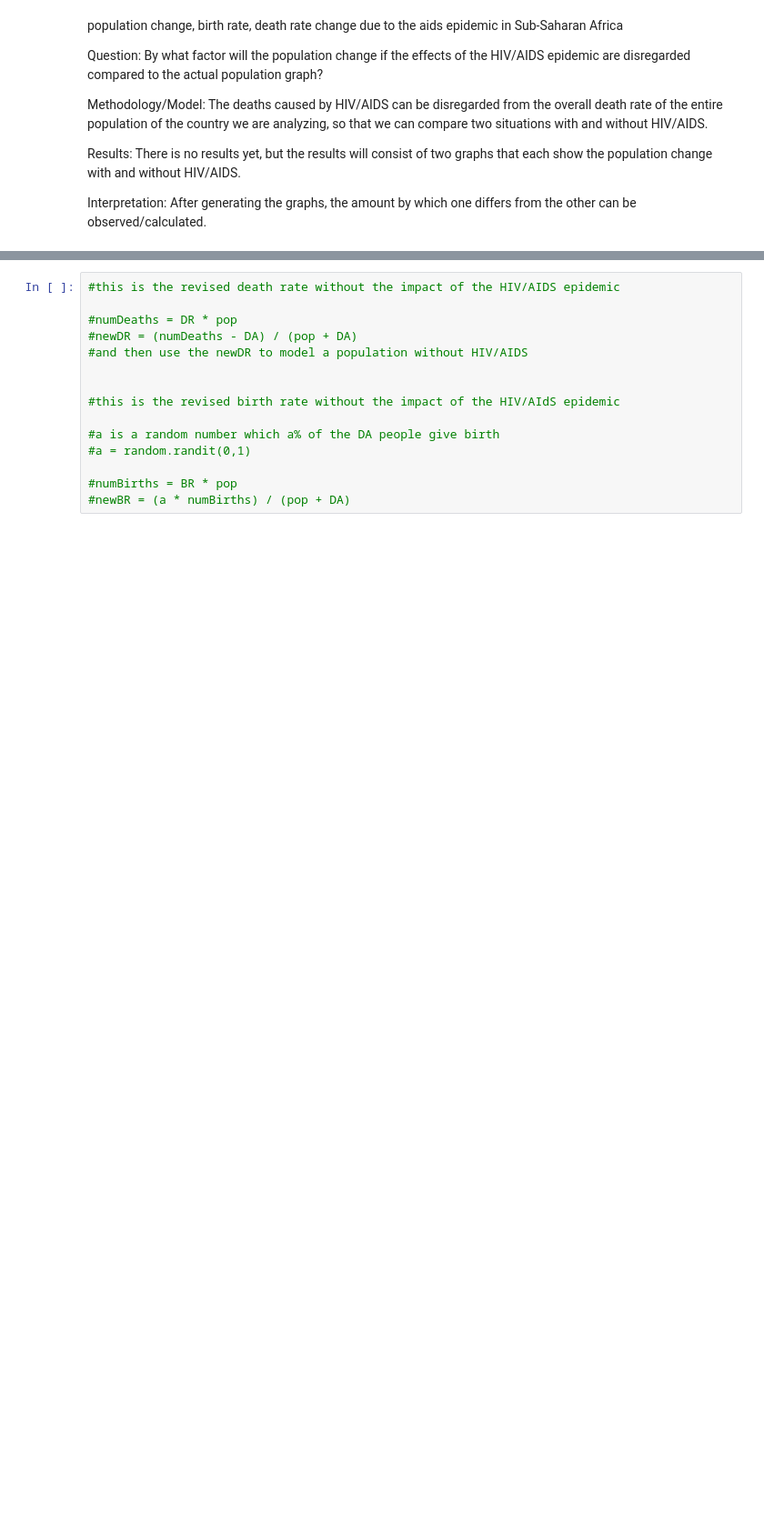
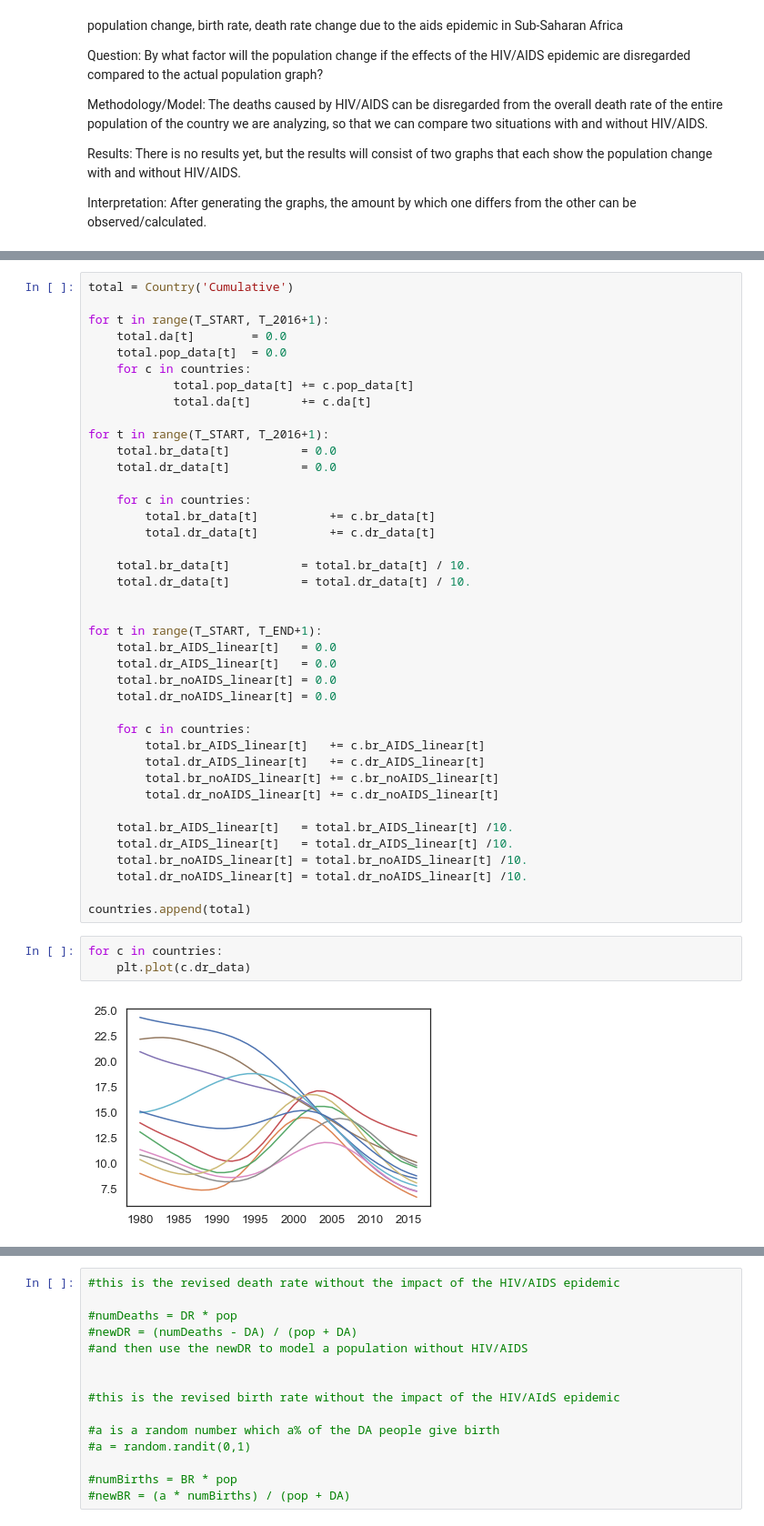
Before and after one commit to SkyeOzga/ModSimPy-Projects, a Jupyter notebook: Project 1 Ozga Rho -- Pivot Edition.ipynb, the cells around one changed output, grey strips where cells are left out. Shown at 91% size. Cells and saved outputs as stored; diff of their text form; blank space fills up the shorter version.

```diff
--- a/Project 1 Ozga Rho -- Pivot Edition.ipynb
+++ b/Project 1 Ozga Rho -- Pivot Edition.ipynb
@@ -78,0 +167,45 @@ plot(years,angolaDR)
+# %%
+total = Country('Cumulative')
+
+for t in range(T_START, T_2016+1):
+    total.da[t]        = 0.0
+    total.pop_data[t]  = 0.0
+    for c in countries:
+            total.pop_data[t] += c.pop_data[t]
+            total.da[t]       += c.da[t]
+
+for t in range(T_START, T_2016+1):
+    total.br_data[t]          = 0.0
+    total.dr_data[t]          = 0.0
+
+    for c in countries:
+        total.br_data[t]          += c.br_data[t]
+        total.dr_data[t]          += c.dr_data[t]
+
+    total.br_data[t]          = total.br_data[t] / 10.
+    total.dr_data[t]          = total.dr_data[t] / 10.
+
+
+for t in range(T_START, T_END+1):
+    total.br_AIDS_linear[t]   = 0.0
+    total.dr_AIDS_linear[t]   = 0.0
+    total.br_noAIDS_linear[t] = 0.0
+    total.dr_noAIDS_linear[t] = 0.0
+
+    for c in countries:
+        total.br_AIDS_linear[t]   += c.br_AIDS_linear[t]
+        total.dr_AIDS_linear[t]   += c.dr_AIDS_linear[t]
+        total.br_noAIDS_linear[t] += c.br_noAIDS_linear[t]
+        total.dr_noAIDS_linear[t] += c.dr_noAIDS_linear[t]
+
+    total.br_AIDS_linear[t]   = total.br_AIDS_linear[t] /10.
+    total.dr_AIDS_linear[t]   = total.dr_AIDS_linear[t] /10.
+    total.br_noAIDS_linear[t] = total.br_noAIDS_linear[t] /10.
+    total.dr_noAIDS_linear[t] = total.dr_noAIDS_linear[t] /10.
+
+countries.append(total)
+# %%
+for c in countries:
+    plt.plot(c.dr_data)
+# %% [output]
+[figure, added]
```
Also changed, not shown: parts of 19 cells of this notebook.
